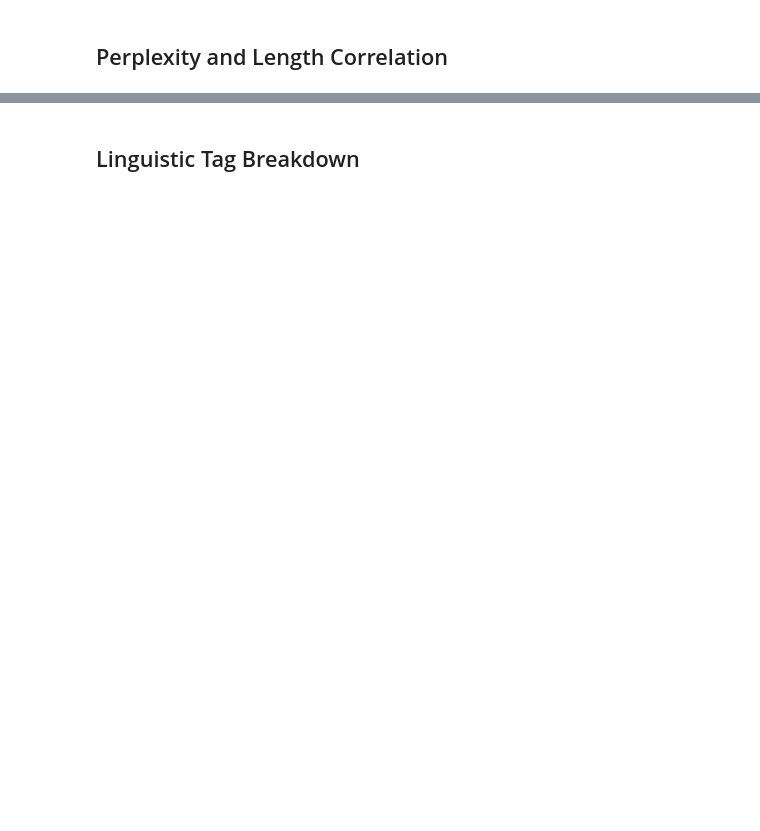
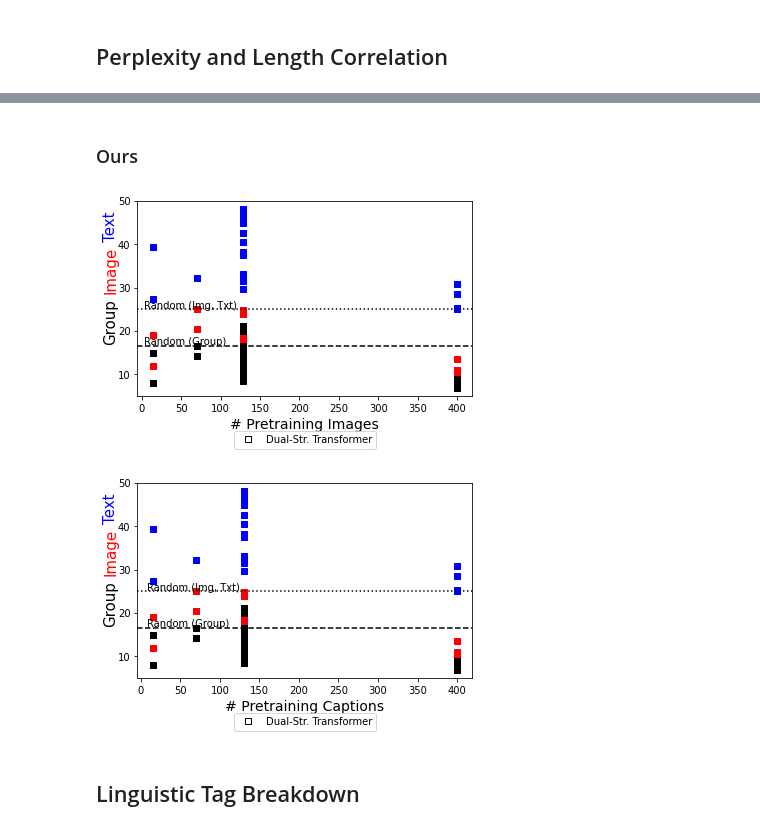
Before and after one commit to juletx/spatial-reasoning, a Jupyter notebook: statistics/winoground_statistics.ipynb, the cells around one changed output, grey strips where cells are left out. Saved outputs shown, nothing was run; the diff lists cells and outputs as text; code cells hidden in the pictures; blank space fills up the shorter version.

```diff
--- a/statistics/winoground_statistics.ipynb
+++ b/statistics/winoground_statistics.ipynb
@@ -951,3 +1249,10 @@ pd.DataFrame(correlation_dict)
+# %% [markdown]
+### Ours
+# %%
+plot_data_size_performance(models_no_outliers)
+# %% [output]
+[figure, added]
+[figure, added]
 # %% [markdown]
 ## Linguistic Tag Breakdown
 # %%
```
Also changed, not shown: parts of 33 cells of this notebook.
